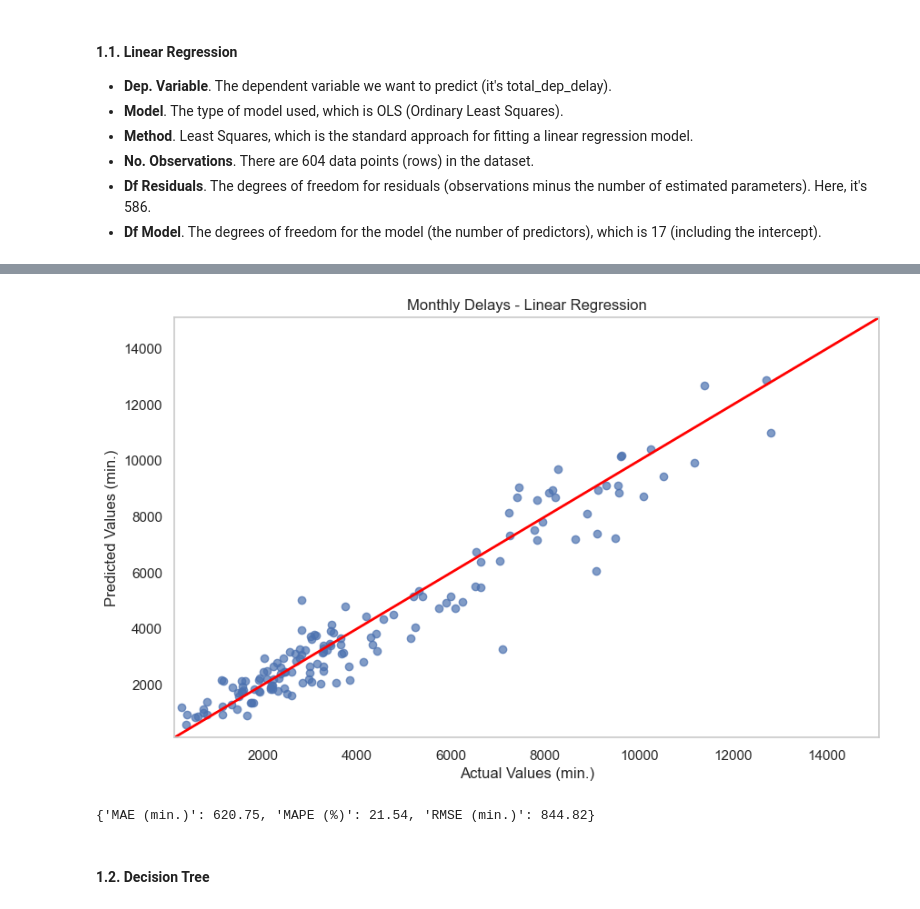
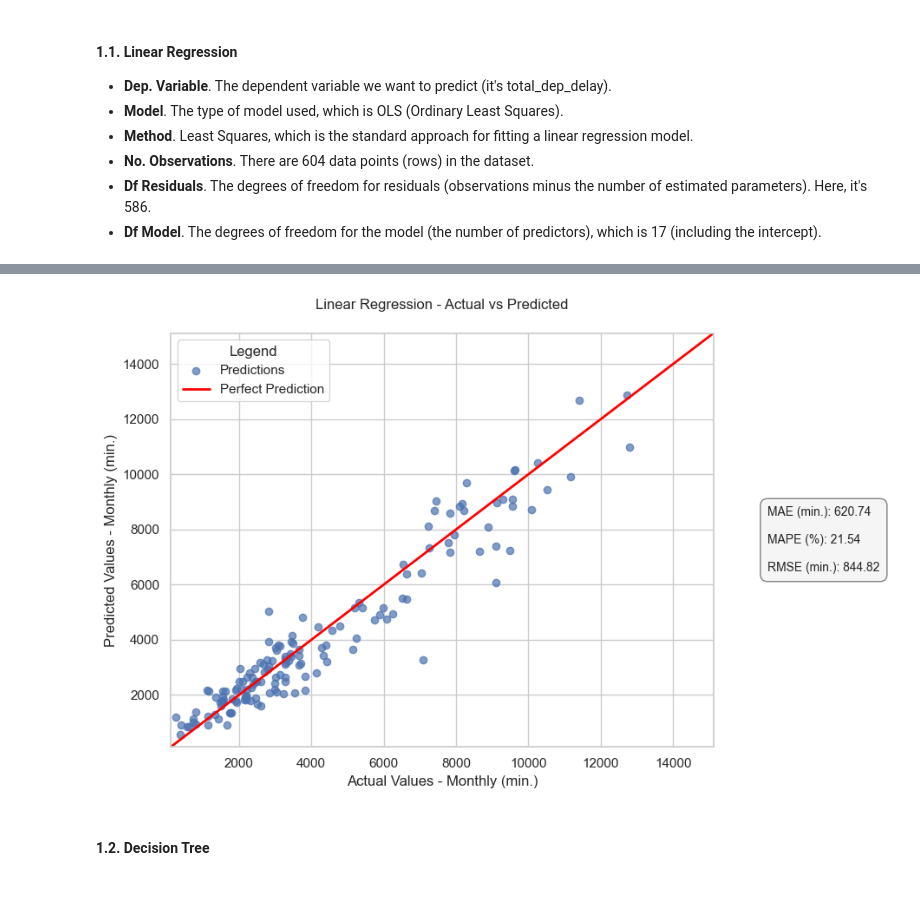
Before and after one commit to DT-Service-Consulting/avstats, a Jupyter notebook: avstats/AvStats_ML.ipynb, the cells around one changed output, grey strips where cells are left out. Cells and saved outputs as stored; diff of their text form; code cells hidden in the pictures.

```diff
--- a/avstats/AvStats_ML.ipynb
+++ b/avstats/AvStats_ML.ipynb
@@ -102,13 +102,10 @@ Cross Validation: [0.91227515 0.93188154 0.91204164 0.93207056 0.93187118]
 linear_model, linear_predictions = model_training.train_linear_model()
 print(linear_model.summary())
 
-# Plot results
-model_training.plot_model("Linear Regression")
-
 # Model Evaluation
 linear_residuals = y_test - linear_predictions
 linear_metrics = evaluate_model(y_test, linear_predictions, linear_residuals)
-print(linear_metrics)
+model_training.plot_model(title="Linear Regression", evaluation_metrics=linear_metrics)
 
 # Store results
 evaluation_results.append({"Model": "Linear Regression", **linear_metrics})
@@ -123,15 +120,14 @@ Time:                        11:29:50   Log-Likelihood:                -4939.6
 No. Observations:                 604   AIC:                             9915.
 Df Residuals:                     586   BIC:                             9995.
 Df Model:                          17
 Covariance Type:            nonrobust
 ==============================================================================
 ... (25 lines left out)
 ==============================================================================
 
 Notes:
 [1] Standard Errors assume that the covariance matrix of the errors is correctly specified.
-[figure, old version]
+[figure, new version]
-{'MAE (min.)': 620.75, 'MAPE (%)': 21.54, 'RMSE (min.)': 844.82}
 # %% [markdown]
 #### **1.2. Decision Tree**
 # %%
```
Also changed, not shown: parts of 5 cells of this notebook, 2 other files.
